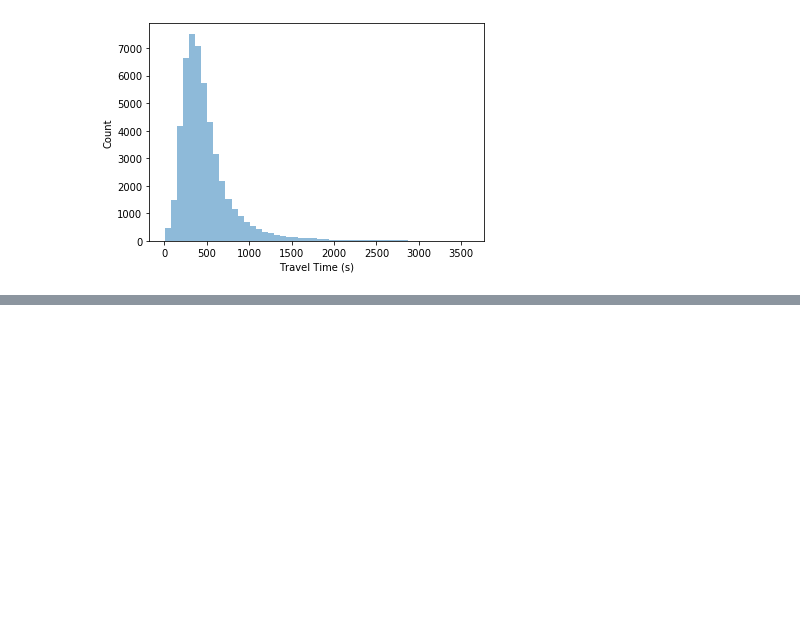
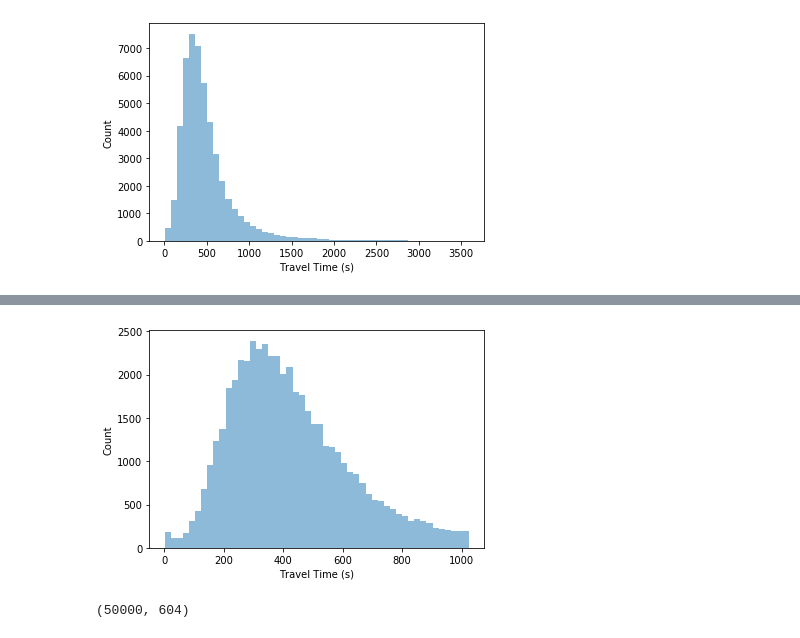
Before and after one commit to akuz91/CodeBlue, a Jupyter notebook: Final_Cleaning.ipynb, the cells around one changed output, grey strips where cells are left out. Drawn from its saved outputs; the diff is of its cells as text; code cells hidden in the pictures; blank space fills up the shorter version.

```diff
--- a/Final_Cleaning.ipynb
+++ b/Final_Cleaning.ipynb
@@ -1145,0 +1169,2 @@ plt.show()
+# %%
+data_test_samp = data_test.sample(n=50000)
@@ -1147,0 +1175,12 @@ plt.show()
+# %%
+num_bins = 50
+n, bins, patches = plt.hist(data_test_samp['INCIDENT_TRAVEL_TM_SECONDS_QY'], num_bins, alpha=0.5)
+plt.xlabel("Travel Time (s)")
+plt.ylabel("Count")
+plt.show()
+# %% [output]
+[figure, added]
+# %%
+data_test_samp.shape
+# %% [output]
+(50000, 604)
```
Also changed, not shown: parts of 10 cells of this notebook.
